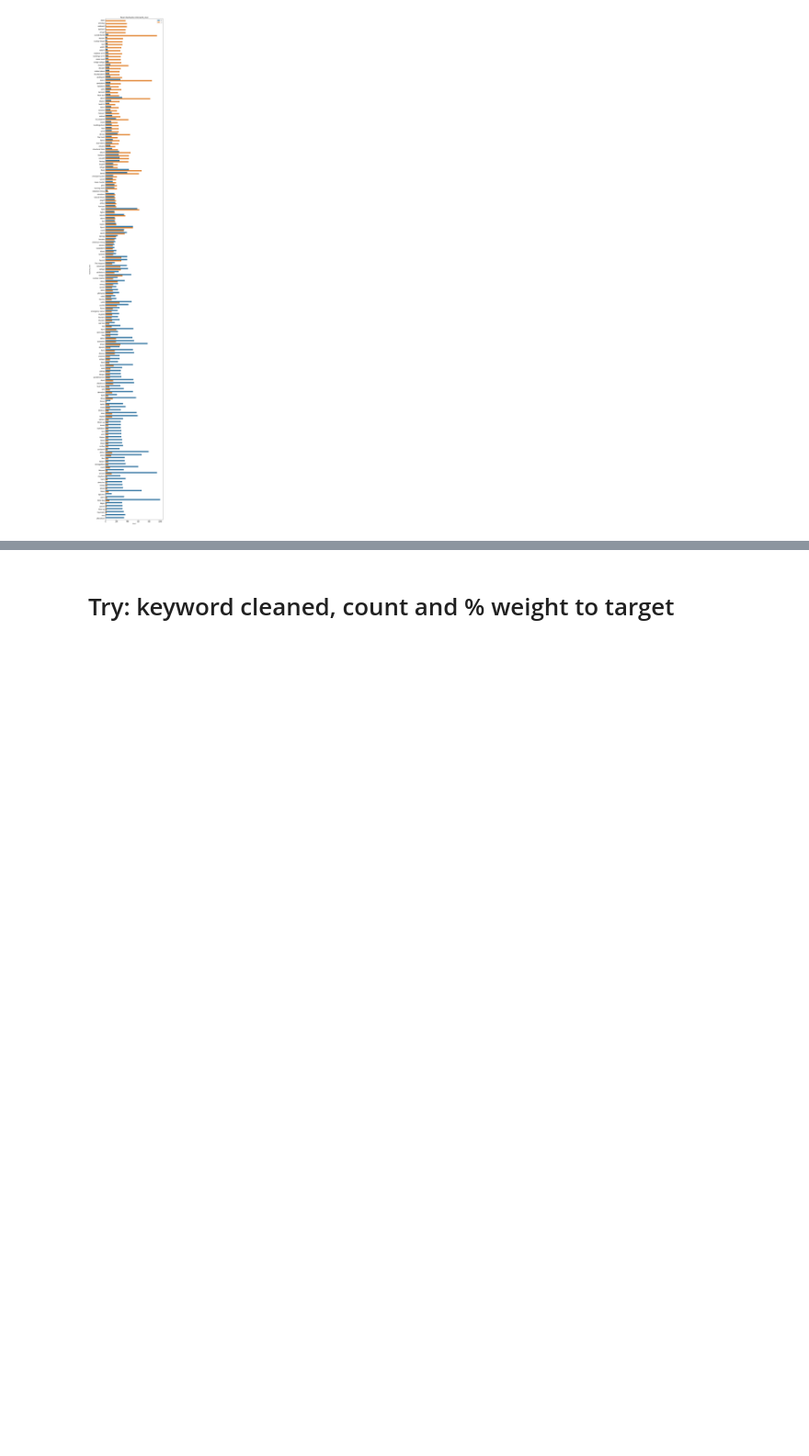
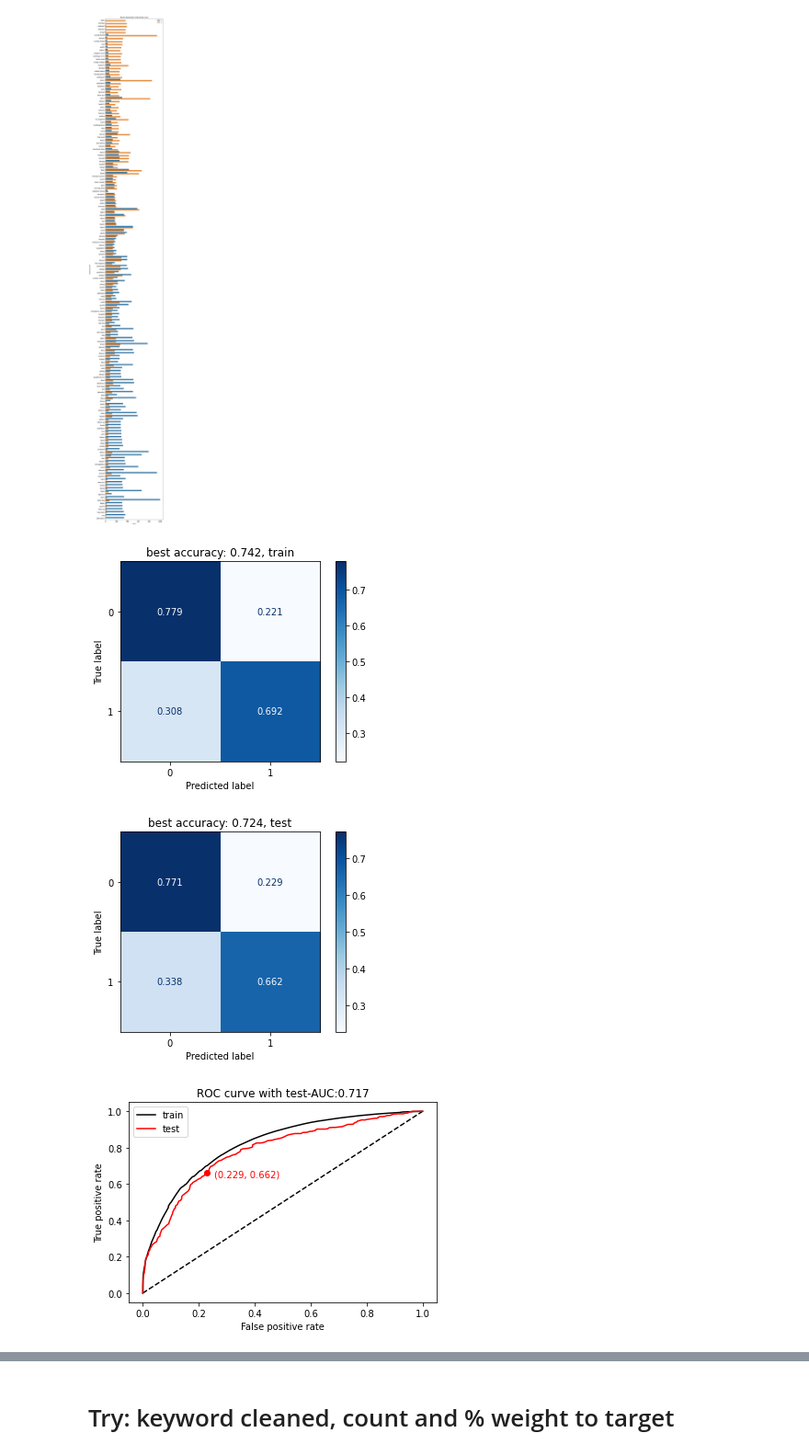
Before and after one commit to TTD-JPO/TDD-project, a Jupyter notebook: Main_TweetDisasterDetection.ipynb, the cells around one changed output, grey strips where cells are left out. Shown at 92% size. Cells and saved outputs as stored; diff of their text form; code cells hidden in the pictures; blank space fills up the shorter version.

```diff
--- a/Main_TweetDisasterDetection.ipynb
+++ b/Main_TweetDisasterDetection.ipynb
@@ -449,3 +449,16 @@ plot_words_to_target (df_keys, 'keyword_re', 'target')
 plot_words_to_target (df_keys, 'keyword_clean', 'target')
 # %% [output]
 [figure]
+# %%
+# Tfidf + MultinominalNB, keywords with regex , df_keys
+
+pipeMNB = make_pipeline(TfidfVectorizer(ngram_range=(1, 1)), MultinomialNB())
+%time fpr_0, tpr_0, auc_0 = my_fit_cm(df_keys, pipeMNB, "keyword_re", "target")
+pipe_name.append( 'keywords_re >> TFIDF(1,1), MNB' )
+auc.append( auc_0 )
+fpr.append( fpr_0 )
+tpr.append( tpr_0 )
+# %% [output]
+[figure, added]
+[figure, added]
+[figure, added]
```
Also changed, not shown: parts of 2 cells of this notebook.
